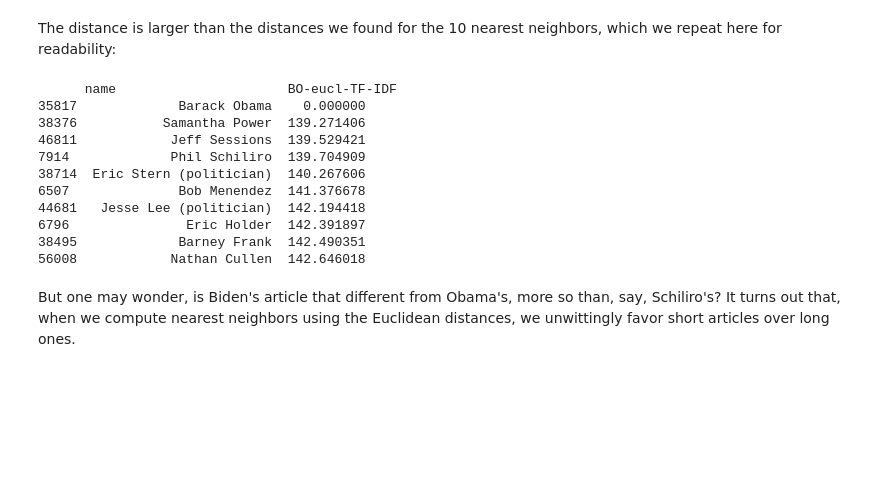
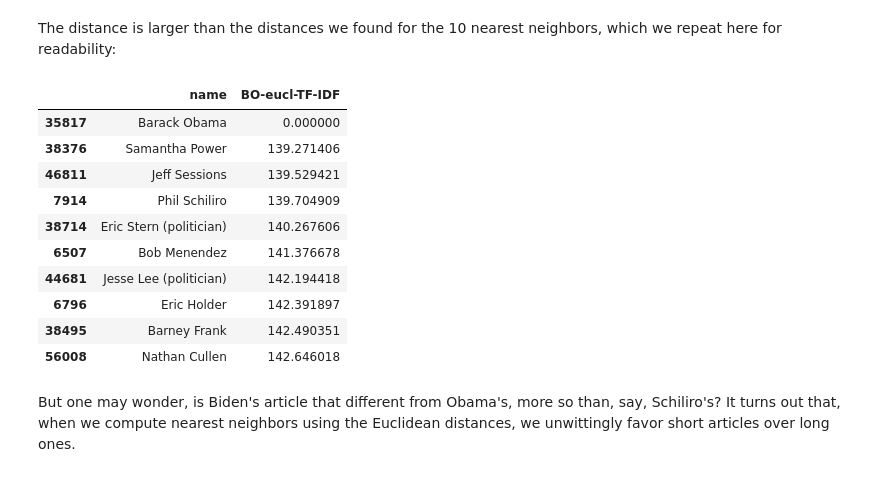
Before and after one commit to Falanger-debug/Data-Analyticts, a Jupyter notebook: Clustering - primer/Assignment_4_without_code.ipynb, the cells around one changed output. Drawn from its saved outputs; the diff is of its cells as text; code cells hidden in the pictures; blank space fills up the shorter version.

```diff
--- a/Clustering - primer/Assignment_4_without_code.ipynb
+++ b/Clustering - primer/Assignment_4_without_code.ipynb
@@ -396,20 +397,19 @@ print(dist)
 # %% [markdown]
 The distance is larger than the distances we found for the 10 nearest neighbors, which we repeat here for readability:
 # %%
-nearest_neighbors_euclidean = wiki.sort_values(by='BO-eucl-TF-IDF',ascending=True)[['name','BO-eucl-TF-IDF']][0:10]
-print(nearest_neighbors_euclidean)
+wiki.sort_values(by='BO-eucl-TF-IDF',ascending=True)[['name','BO-eucl-TF-IDF']][0:10]
 # %% [output]
-      name                      BO-eucl-TF-IDF
-35817             Barack Obama    0.000000
-38376           Samantha Power  139.271406
-46811            Jeff Sessions  139.529421
-7914             Phil Schiliro  139.704909
-38714  Eric Stern (politician)  140.267606
-6507              Bob Menendez  141.376678
-44681   Jesse Lee (politician)  142.194418
-6796               Eric Holder  142.391897
-38495             Barney Frank  142.490351
-56008            Nathan Cullen  142.646018
+|  | name | BO-eucl-TF-IDF |
+| 35817 | Barack Obama | 0.000000 |
+| 38376 | Samantha Power | 139.271406 |
+| 46811 | Jeff Sessions | 139.529421 |
+| 7914 | Phil Schiliro | 139.704909 |
+| 38714 | Eric Stern (politician) | 140.267606 |
+| 6507 | Bob Menendez | 141.376678 |
+| 44681 | Jesse Lee (politician) | 142.194418 |
+| 6796 | Eric Holder | 142.391897 |
+| 38495 | Barney Frank | 142.490351 |
+| 56008 | Nathan Cullen | 142.646018 |
 # %% [markdown]
 But one may wonder, is Biden's article that different from Obama's, more so than, say, Schiliro's? It turns out that, when we compute nearest neighbors using the Euclidean distances, we unwittingly favor short articles over long ones.
 # %% [markdown]
```
Also changed, not shown: parts of 11 cells of this notebook.
